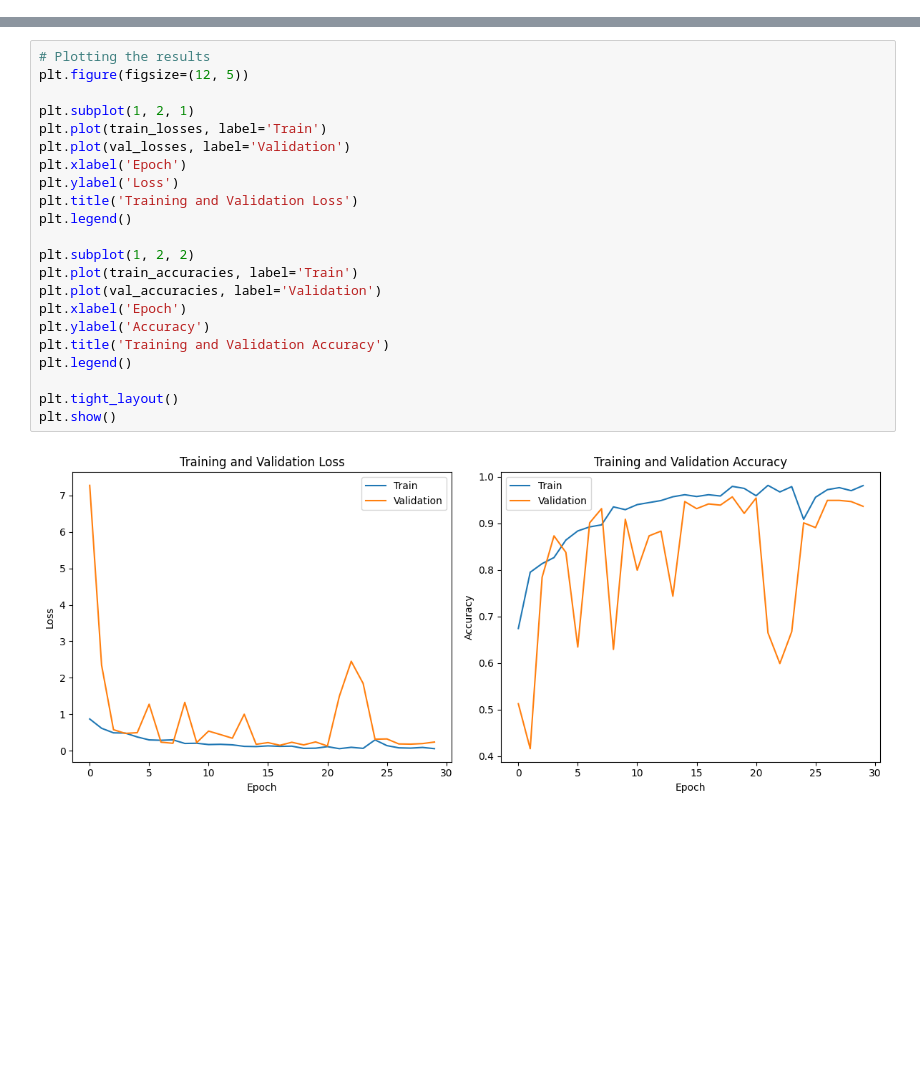
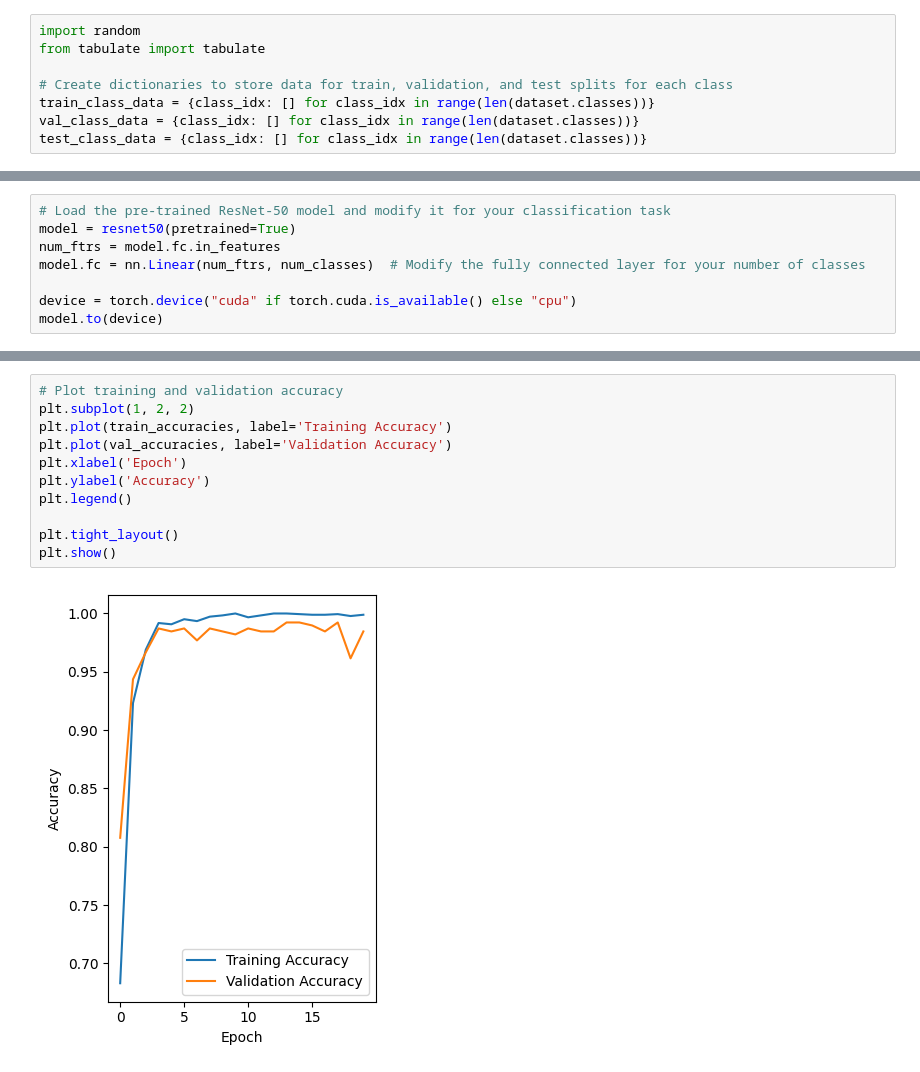
Before and after one commit to elavens/RicePlantDiseasesClassification, a Jupyter notebook: rpdc6.ipynb, the cells around one changed output, grey strips where cells are left out. Drawn from its saved outputs; the diff is of its cells as text; blank space fills up the shorter version.

```diff
--- a/rpdc6.ipynb
+++ b/rpdc6.ipynb
@@ -109,0 +40,8 @@ val_accuracies = []
+# %%
+import random
+from tabulate import tabulate
+
+# Create dictionaries to store data for train, validation, and test splits for each class
+train_class_data = {class_idx: [] for class_idx in range(len(dataset.classes))}
+val_class_data = {class_idx: [] for class_idx in range(len(dataset.classes))}
+test_class_data = {class_idx: [] for class_idx in range(len(dataset.classes))}
@@ -109,0 +133,8 @@ val_accuracies = []
+# %%
+# Load the pre-trained ResNet-50 model and modify it for your classification task
+model = resnet50(pretrained=True)
+num_ftrs = model.fc.in_features
+model.fc = nn.Linear(num_ftrs, num_classes)  # Modify the fully connected layer for your number of classes
+
+device = torch.device("cuda" if torch.cuda.is_available() else "cpu")
+model.to(device)
@@ -180,24 +281,13 @@ Epoch [30/30] - Train Loss: 0.0548, Train Accuracy: 98.10% - Validation Loss: 0.
 # %%
-# Plotting the results
-plt.figure(figsize=(12, 5))
-
-plt.subplot(1, 2, 1)
-plt.plot(train_losses, label='Train')
-plt.plot(val_losses, label='Validation')
-plt.xlabel('Epoch')
-plt.ylabel('Loss')
-plt.title('Training and Validation Loss')
-plt.legend()
-
+# Plot training and validation accuracy
 plt.subplot(1, 2, 2)
-plt.plot(train_accuracies, label='Train')
-plt.plot(val_accuracies, label='Validation')
+plt.plot(train_accuracies, label='Training Accuracy')
+plt.plot(val_accuracies, label='Validation Accuracy')
 plt.xlabel('Epoch')
 plt.ylabel('Accuracy')
-plt.title('Training and Validation Accuracy')
 plt.legend()
 
 plt.tight_layout()
 plt.show()
 # %% [output]
-[figure, old version]
+[figure, new version]
```
Also changed, not shown: parts of 29 cells of this notebook.
